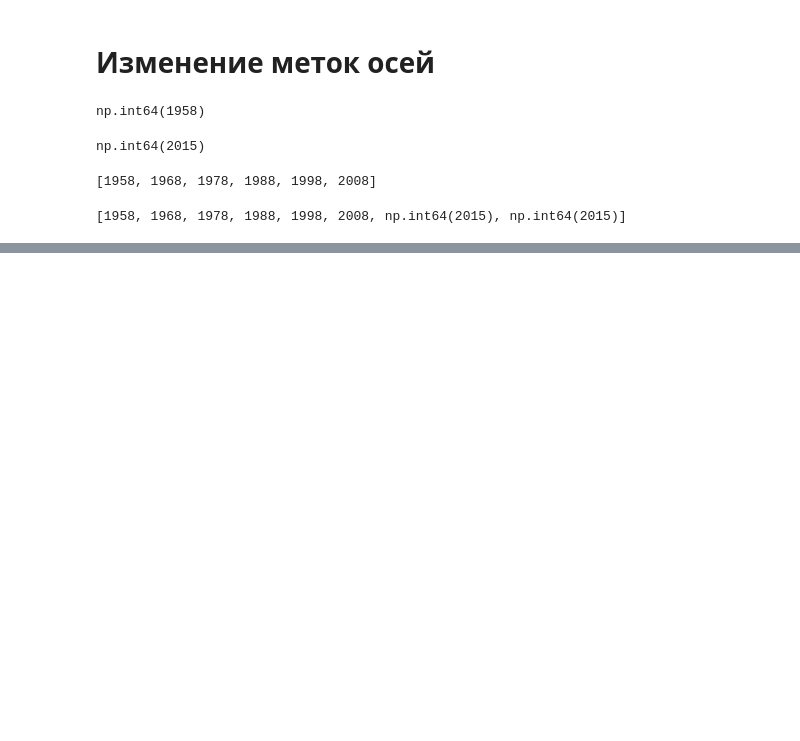
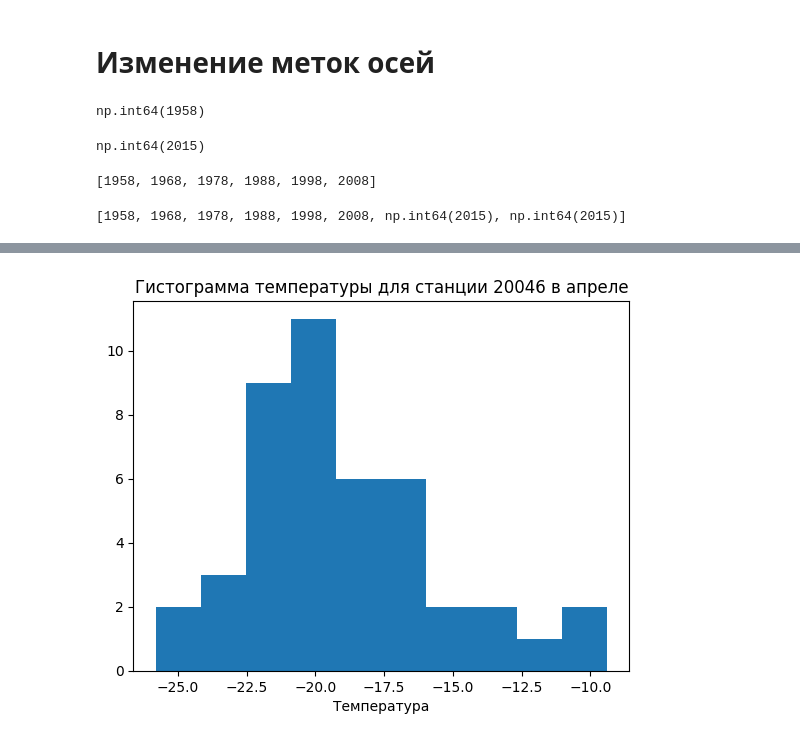
Before and after one commit to ArmanVasilovich/python_spbu, a Jupyter notebook: November/November-11/November-11th.ipynb, the cells around one changed output, grey strips where cells are left out. Cells and saved outputs as stored; diff of their text form; code cells hidden in the pictures; blank space fills up the shorter version.

```diff
--- a/November/November-11/November-11th.ipynb
+++ b/November/November-11/November-11th.ipynb
@@ -254,0 +260,6 @@ plt.plot(station2_mean)
+# %%
+plt.hist(station)
+plt.title('Гистограмма температуры для станции 20046 в апреле')
+plt.xlabel('Температура');
+# %% [output]
+[figure, added]
```
Also changed, not shown: parts of 23 cells of this notebook, 3 other files.
